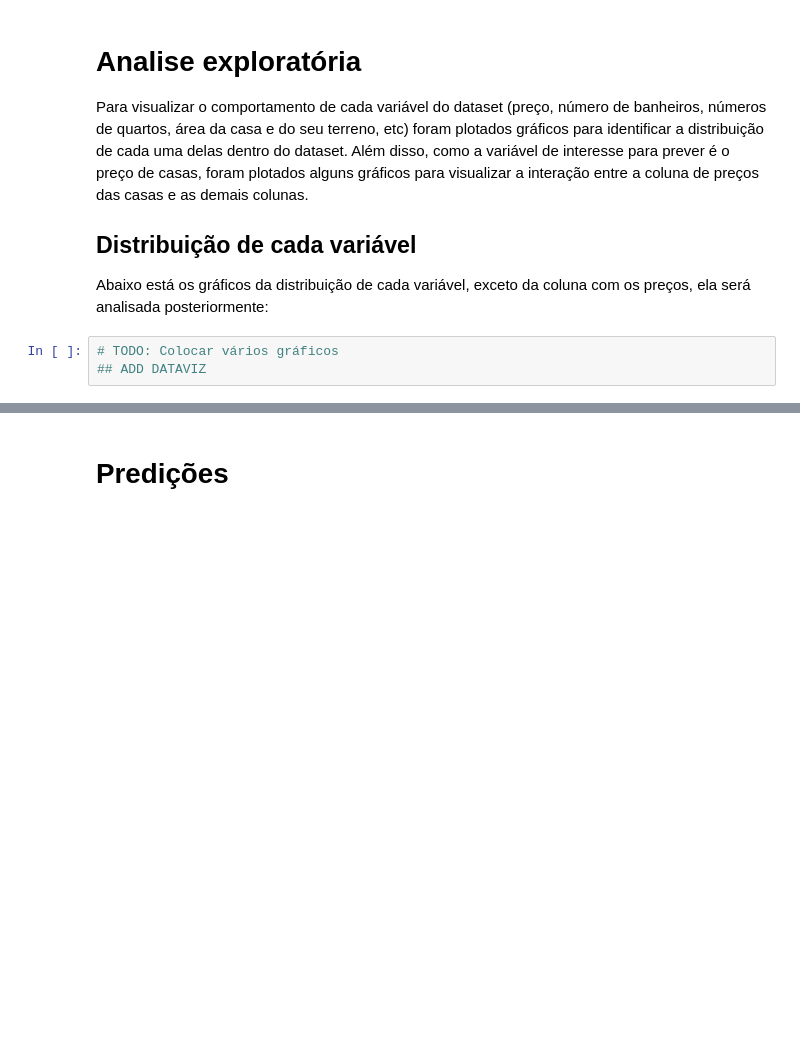
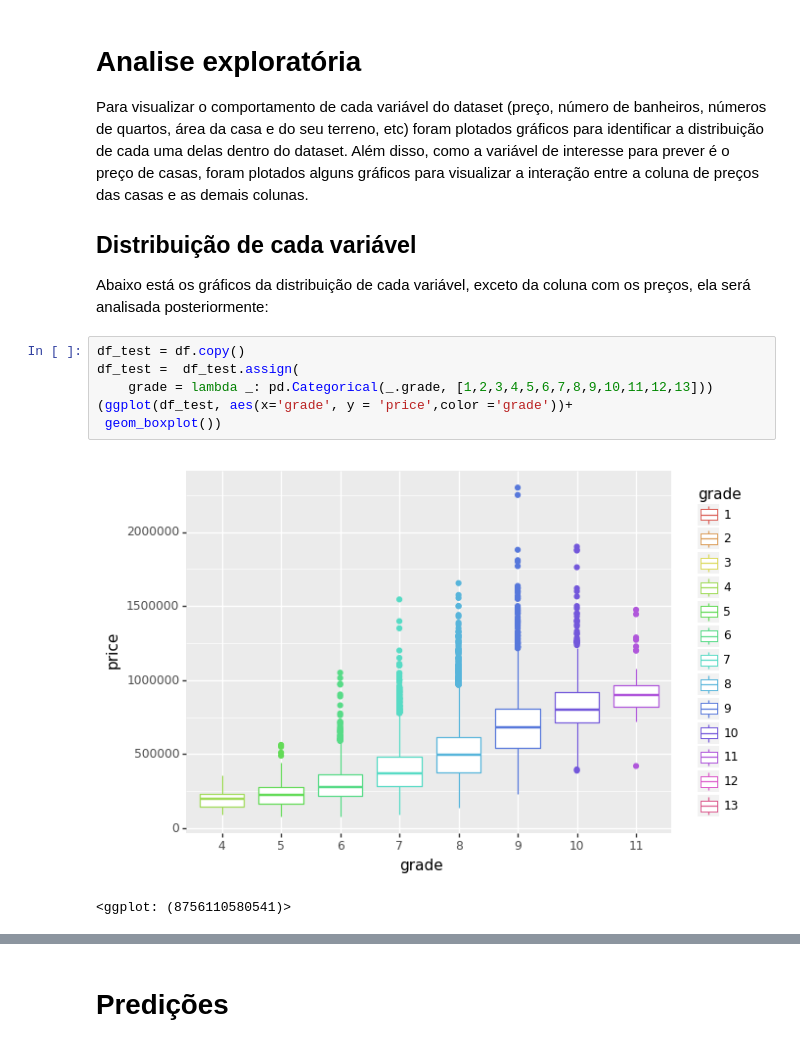
Before and after one commit to delattre1/house-pricing-prediction, a Jupyter notebook: projeto.ipynb, the cells around one changed output, grey strips where cells are left out. Saved outputs shown, nothing was run; the diff lists cells and outputs as text; blank space fills up the shorter version.

Commit message:
feat: added p9 figures

```diff
--- a/projeto.ipynb
+++ b/projeto.ipynb
@@ -188,6 +189,12 @@ Para visualizar o comportamento de cada variável do dataset (preço, número de
 ## Distribuição de cada variável
 
 Abaixo está os gráficos da distribuição de cada variável, exceto da coluna com os preços, ela será analisada posteriormente:
-# %%
-# TODO: Colocar vários gráficos
-## ADD DATAVIZ
+# %%
+df_test = df.copy()
+df_test =  df_test.assign(
+    grade = lambda _: pd.Categorical(_.grade, [1,2,3,4,5,6,7,8,9,10,11,12,13]))
+(ggplot(df_test, aes(x='grade', y = 'price',color ='grade'))+
+ geom_boxplot())
+# %% [output]
+[figure, added]
+<ggplot: (8756110580541)>
```
Also changed, not shown: parts of 17 cells of this notebook.
